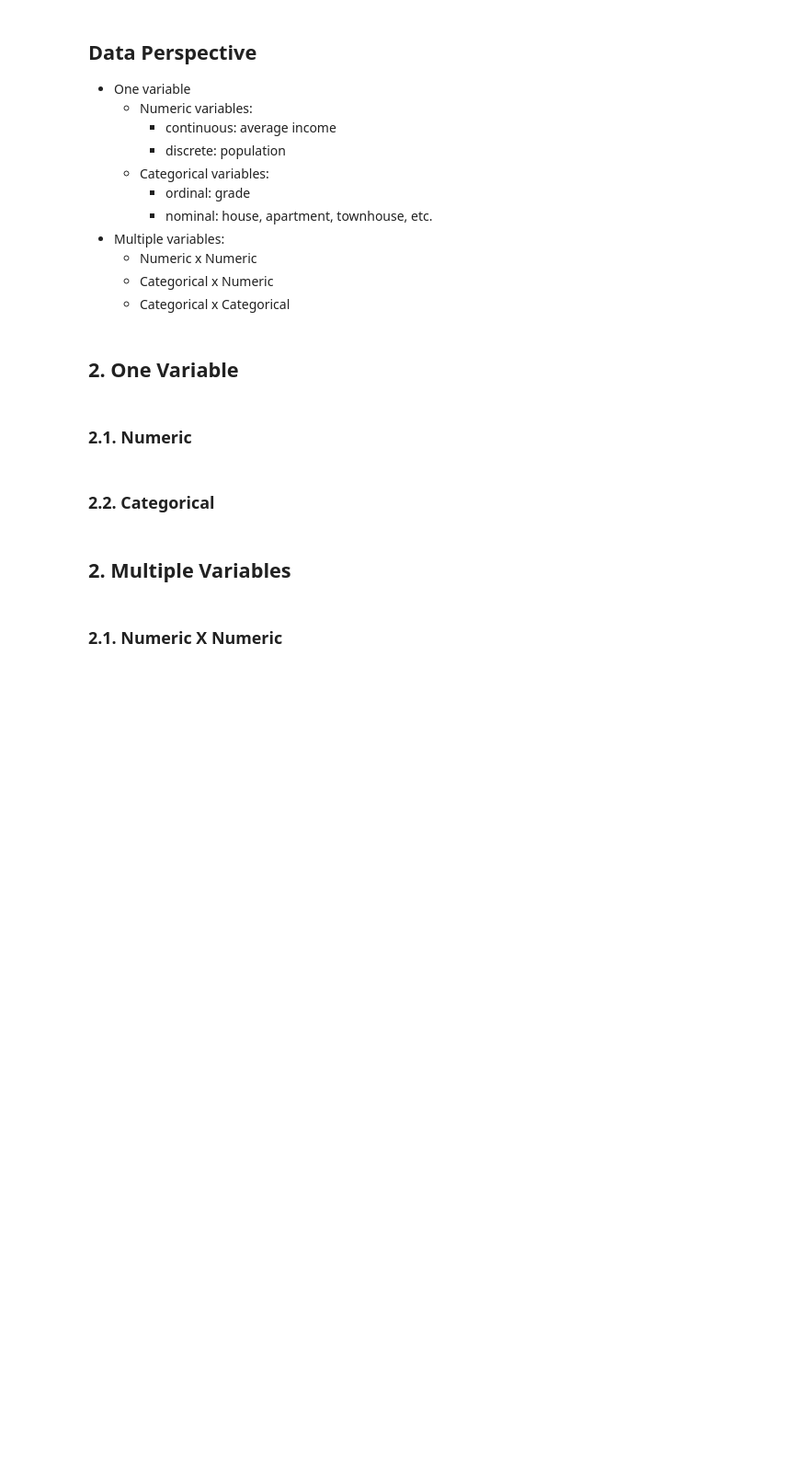
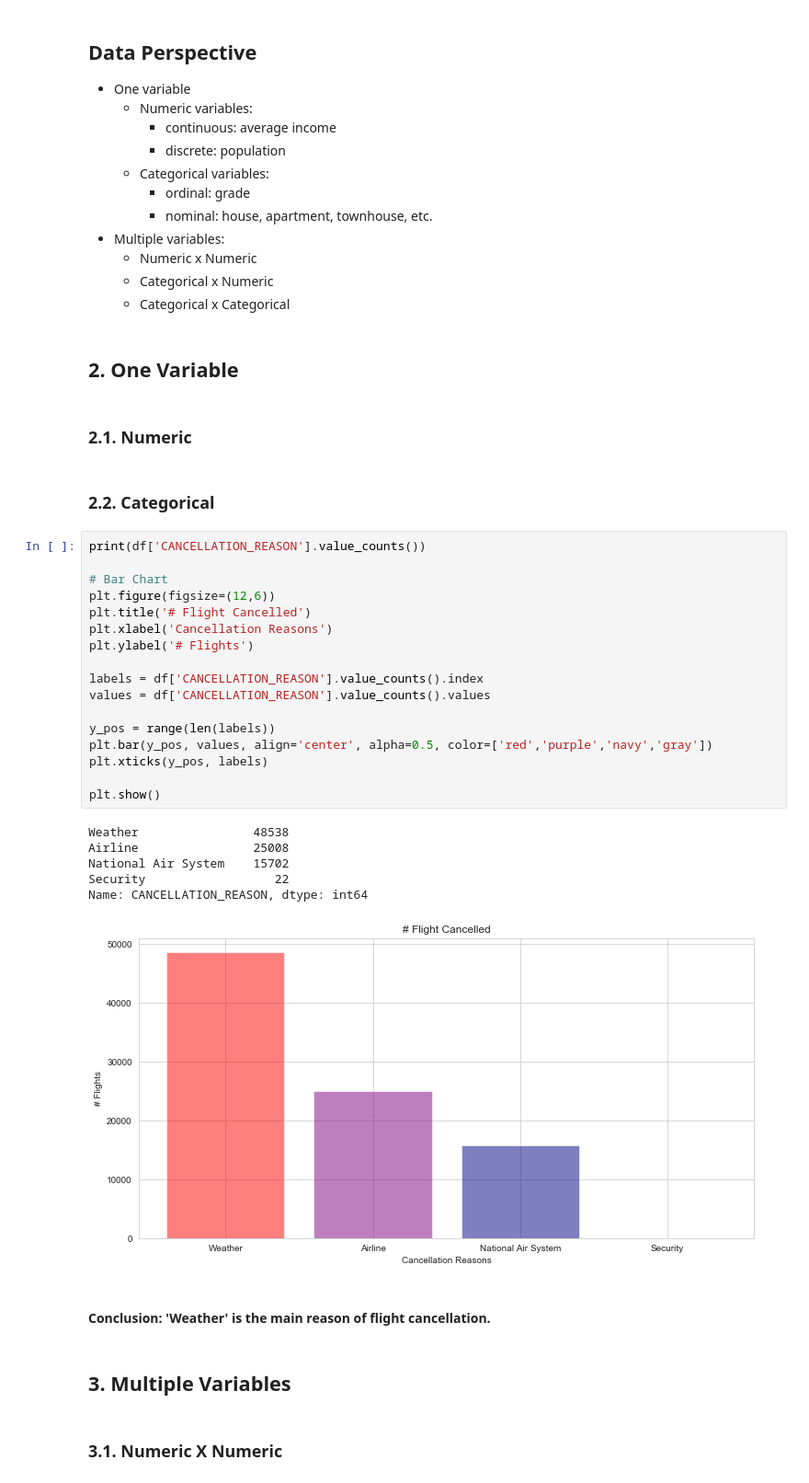
Before and after one commit to ArwaSheraky/Airlines-Delay-Analysis, a Jupyter notebook: Exploratory-Data-Analysis.ipynb, the cells around one changed output. Shown: that part at 92% size. Saved outputs shown, nothing was run; the diff lists cells and outputs as text; blank space fills up the shorter version.

```diff
--- a/Exploratory-Data-Analysis.ipynb
+++ b/Exploratory-Data-Analysis.ipynb
@@ -56,8 +56,34 @@ Index(['MONTH', 'FLIGHT_NUMBER', 'TAIL_NUMBER', 'ORIGIN_AC', 'DESTINATION_AC',
 ### 2.1. Numeric
 # %% [markdown]
 ### 2.2. Categorical
+# %%
+print(df['CANCELLATION_REASON'].value_counts())
+
+# Bar Chart
+plt.figure(figsize=(12,6))
+plt.title('# Flight Cancelled')
+plt.xlabel('Cancellation Reasons')
+plt.ylabel('# Flights')
+
+labels = df['CANCELLATION_REASON'].value_counts().index
+values = df['CANCELLATION_REASON'].value_counts().values
+
+y_pos = range(len(labels))
+plt.bar(y_pos, values, align='center', alpha=0.5, color=['red','purple','navy','gray'])
+plt.xticks(y_pos, labels)
+
+plt.show()
+# %% [output]
+Weather                48538
+Airline                25008
+National Air System    15702
+Security                  22
+Name: CANCELLATION_REASON, dtype: int64
+[figure, added]
+# %% [markdown]
+#### Conclusion: 'Weather' is the main reason of flight cancellation.
 # %% [markdown]
-## 2. Multiple Variables
+## 3. Multiple Variables
 # %% [markdown]
-### 2.1. Numeric X Numeric
+### 3.1. Numeric X Numeric
 # %%
```
Also changed, not shown: parts of 11 cells of this notebook.
